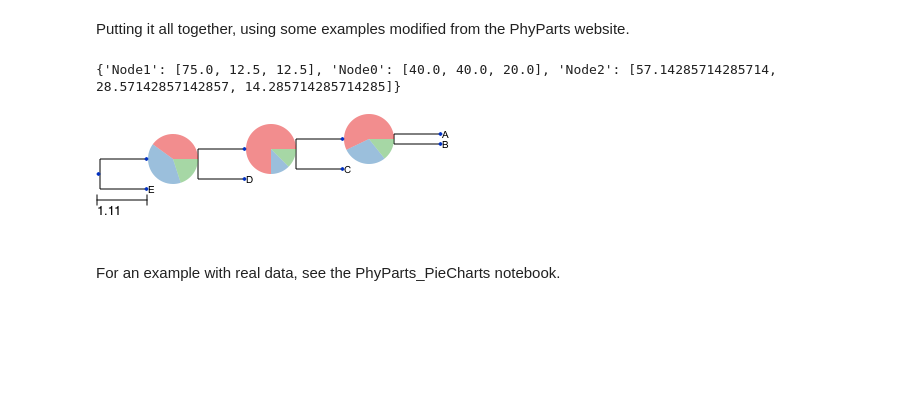
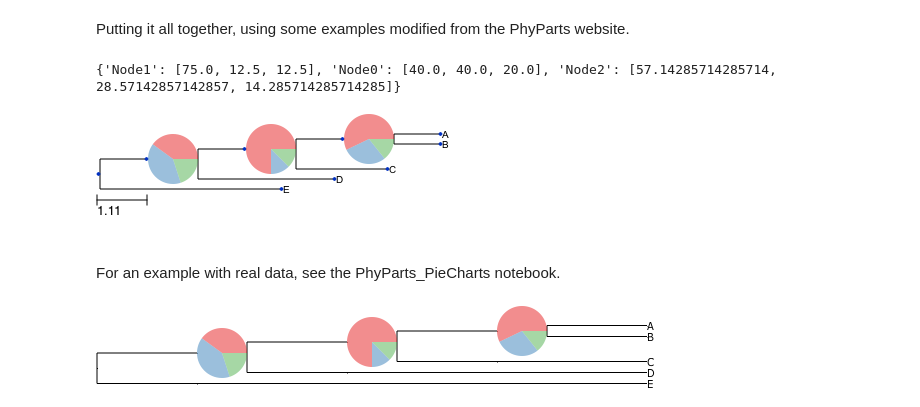
Before and after one commit to mossmatters/MJPythonNotebooks, a Jupyter notebook: BakingPieCharts.ipynb, the cells around one changed output. Saved outputs shown, nothing was run; the diff lists cells and outputs as text; code cells hidden in the pictures; blank space fills up the shorter version.

```diff
--- a/BakingPieCharts.ipynb
+++ b/BakingPieCharts.ipynb
@@ -201,33 +201,76 @@ for n in phyparts_hist:
     n = n.split(",")
     tot_genes = float(n.pop(-1))
     node_name = n.pop(0)
     phyparts_pies[node_name] = [float(x)/tot_genes*100 for x in n]
 
 
 print phyparts_pies
 subtrees_dict = {n.split()[0]:Tree(n.split()[1]+";") for n in phyparts_node_key}
 
 for node in sptree.traverse():
     for subtree in subtrees_dict:
         if node.get_topology_id() == subtrees_dict[subtree].get_topology_id():
             node.name = subtree
 
 def phyparts_pie_layout(mynode):
     if mynode.name in phyparts_pies:
         F= faces.PieChartFace(phyparts_pies[mynode.name],
                               colors=COLOR_SCHEMES["set1"],
                               width=50, height=50)
         F.border.width = None
         F.opacity = 0.5
         faces.add_face_to_node(F,mynode, 0, position="branch-right")
 
 
 ts = TreeStyle()
 
 ts.layout_fn = phyparts_pie_layout
+sptree.convert_to_ultrametric()
 sptree.render("%%inline",tree_style=ts)
 # %% [output]
 {'Node1': [75.0, 12.5, 12.5], 'Node0': [40.0, 40.0, 20.0], 'Node2': [57.14285714285714, 28.57142857142857, 14.285714285714285]}
-[figure, old version]
+[figure, new version]
 # %% [markdown]
 For an example with real data, see the PhyParts_PieCharts notebook.
+# %%
+%matplotlib inline
+from ete3 import Tree, TreeStyle, NodeStyle, faces, COLOR_SCHEMES
+
+sptree = Tree("((((A,B),C),D),E);")
+phyparts_node_key = ["Node0 (((A,B),C),D)","Node1 ((A,B),C)","Node2 (A,B)"]
+phyparts_pies = {'Node1': [75.0, 12.5, 12.5], 'Node0': [40.0, 40.0, 20.0], 'Node2': [57.142, 28.57, 14.285]}
+subtrees_dict = {n.split()[0]:Tree(n.split()[1]+";") for n in phyparts_node_key}
+
+nstyle = NodeStyle()
+nstyle["size"] = 0
+
+for node in sptree.traverse():
+    node.set_style(nstyle)
+    for subtree in subtrees_dict:
+        if node.get_topology_id() == subtrees_dict[subtree].get_topology_id():
+            node.name = subtree
+
+def phyparts_pie_layout(mynode):
+    if mynode.name in phyparts_pies:
+        F= faces.PieChartFace(phyparts_pies[mynode.name],
+                              colors=COLOR_SCHEMES["set1"],
+                              width=50, height=50)
+        F.border.width = None
+        F.opacity = 0.5
+        faces.add_face_to_node(F,mynode, 0, position="branch-right")
+    else:
+        T = faces.TextFace(mynode.name)
+        faces.add_face_to_node(T,mynode,0,position="aligned")
+
+
+ts = TreeStyle()
+ts.show_leaf_name = False
+ts.layout_fn = phyparts_pie_layout
+ts.draw_guiding_lines = True
+ts.guiding_lines_type = 0
+ts.guiding_lines_color = "black"
+ts.show_scale = False
+ts.scale = 100
+sptree.render("%%inline",tree_style=ts)
+# %% [output]
+[figure, added]
```
Also changed, not shown: 18 other files.
